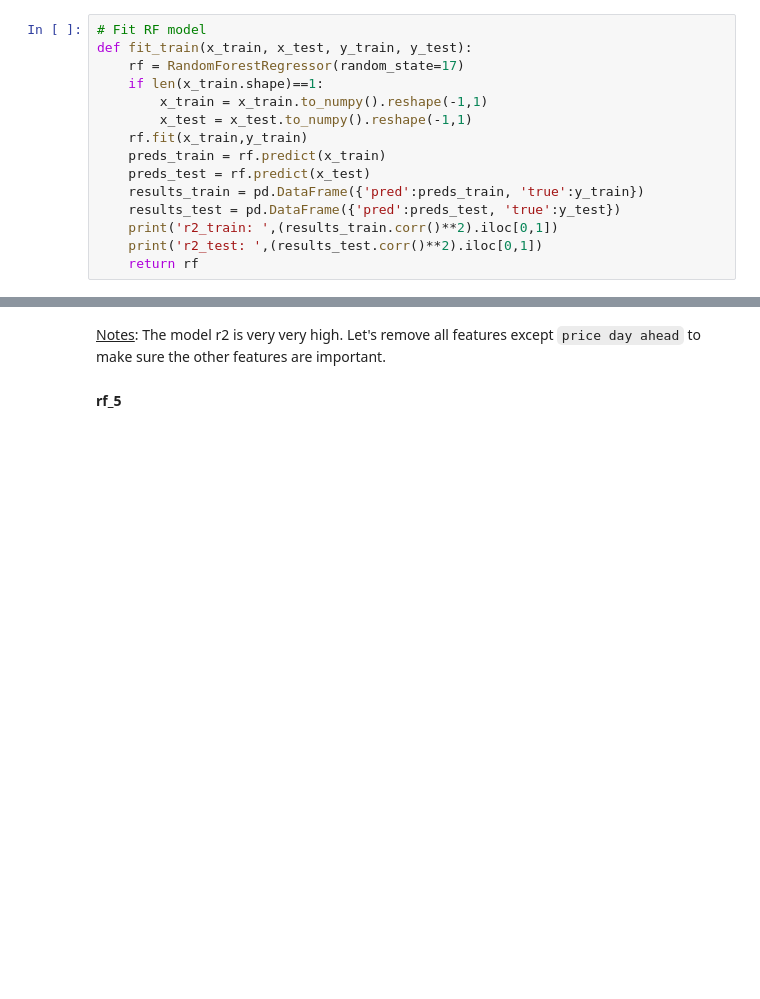
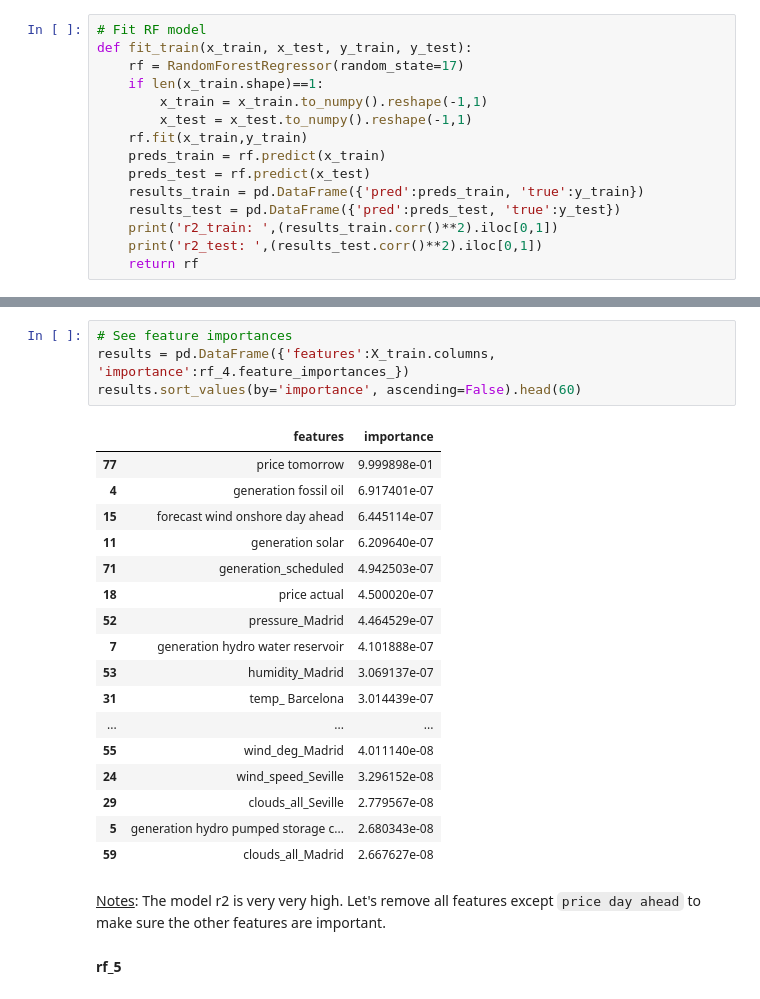
Before and after one commit to EvanHolder/Predicting-Energy-Markets-in-Spain, a Jupyter notebook: notebooks/EDA_energy.ipynb, the cells around one changed output, grey strips where cells are left out. Cells and saved outputs as stored; diff of their text form; blank space fills up the shorter version.

```diff
--- a/notebooks/EDA_energy.ipynb
+++ b/notebooks/EDA_energy.ipynb
@@ -129,3 +129,25 @@ r2_test:  0.9999996875698951
+# %%
+# See feature importances
+results = pd.DataFrame({'features':X_train.columns, 'importance':rf_4.feature_importances_})
+results.sort_values(by='importance', ascending=False).head(60)
+# %% [output]
+|  | features | importance |
+| 77 | price tomorrow | 9.999898e-01 |
+| 4 | generation fossil oil | 6.917401e-07 |
+| 15 | forecast wind onshore day ahead | 6.445114e-07 |
+| 11 | generation solar | 6.209640e-07 |
+| 71 | generation_scheduled | 4.942503e-07 |
+| 18 | price actual | 4.500020e-07 |
+| 52 | pressure_Madrid | 4.464529e-07 |
+| 7 | generation hydro water reservoir | 4.101888e-07 |
+| 53 | humidity_Madrid | 3.069137e-07 |
+| 31 | temp_ Barcelona | 3.014439e-07 |
+| ... | ... | ... |
+| 55 | wind_deg_Madrid | 4.011140e-08 |
+| 24 | wind_speed_Seville | 3.296152e-08 |
+| 29 | clouds_all_Seville | 2.779567e-08 |
+| 5 | generation hydro pumped storage c... | 2.680343e-08 |
+| 59 | clouds_all_Madrid | 2.667627e-08 |
 # %% [markdown]
 <u>Notes</u>: The model r2 is very very high. Let's remove all features except `price day ahead` to make sure the other features are important.
 #### rf_5
```
Also changed, not shown: parts of 26 cells of this notebook, 5 other files.
